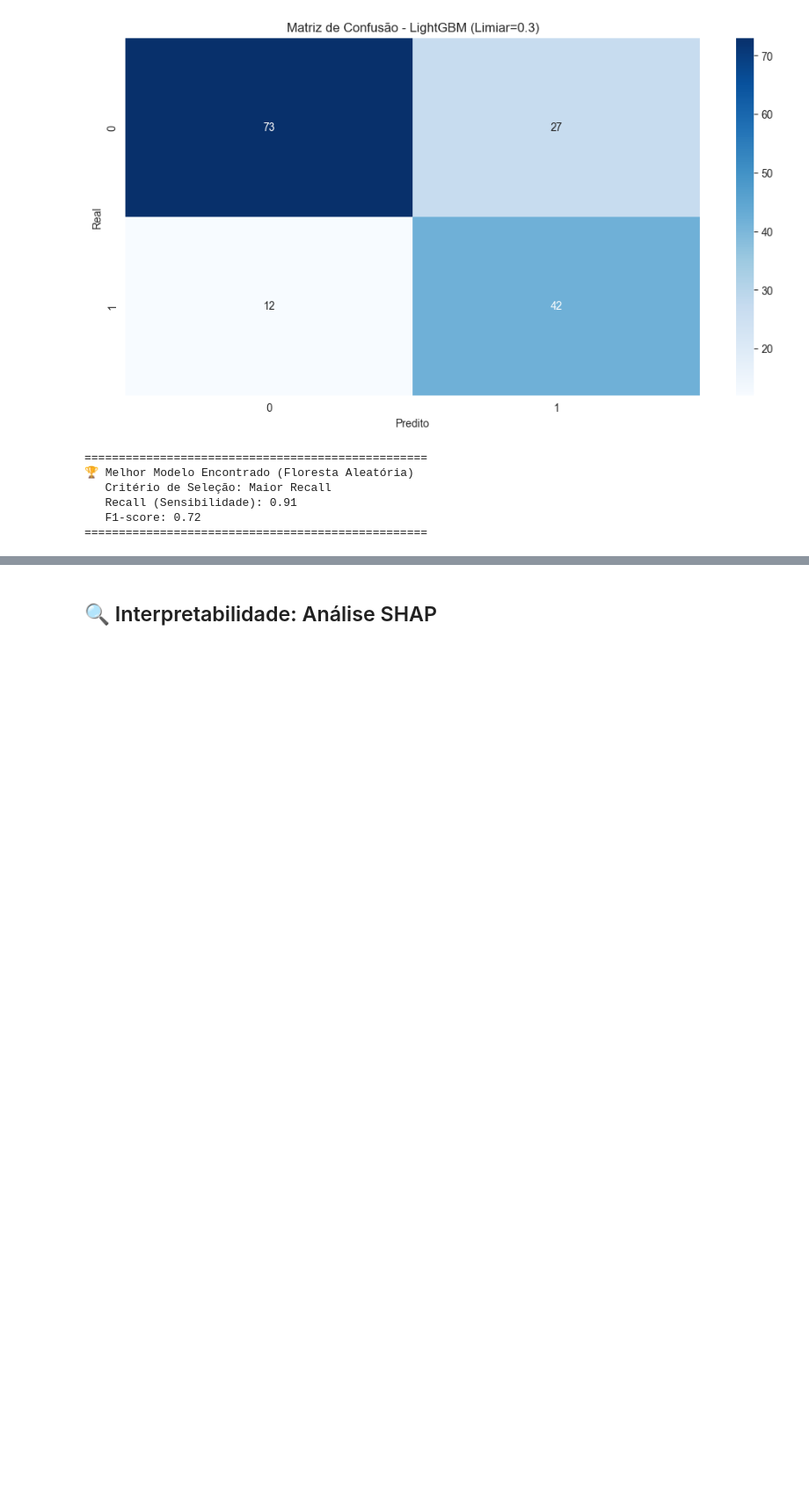
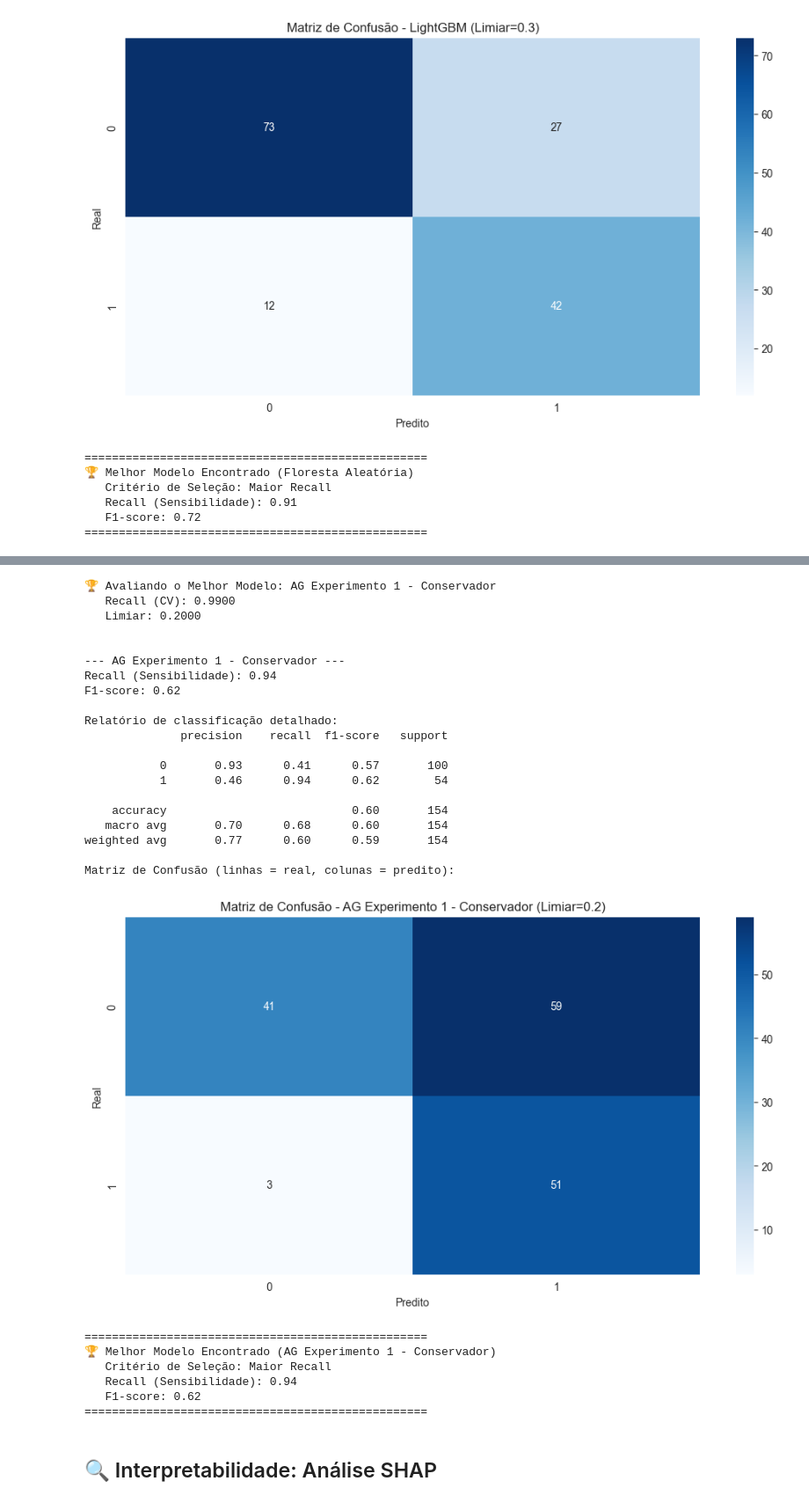
Before and after one commit to vagnerbarbosa/tech-challenge-fase-2, a Jupyter notebook: diabetes_analysis.ipynb, the cells around one changed output, grey strips where cells are left out. Shown at 88% size. Saved outputs shown, nothing was run; the diff lists cells and outputs as text; code cells hidden in the pictures; blank space fills up the shorter version.

```diff
--- a/diabetes_analysis.ipynb
+++ b/diabetes_analysis.ipynb
@@ -307,2 +349,43 @@ Matriz de Confusão (linhas = real, colunas = predito):
+# %%
+# Avaliar o MELHOR modelo dos experimentos no conjunto de teste
+melhor_modelo_ag = melhor_experimento['modelo']
+limiar_otimizado = melhor_experimento['limiar']
+
+print(f"\n🏆 Avaliando o Melhor Modelo: {melhor_experimento['experimento']}")
+print(f"   Recall (CV): {melhor_experimento['recall_cv']:.4f}")
+print(f"   Limiar: {limiar_otimizado:.4f}\n")
+
+modelos_ag = {melhor_experimento['experimento']: melhor_modelo_ag}
+nome_melhor_ag, modelo_final = avaliacao.avaliar_modelos(
+    modelos_ag, X_teste, y_teste, nomes_features, limiar=limiar_otimizado
+)
+# %% [output]
+🏆 Avaliando o Melhor Modelo: AG Experimento 1 - Conservador
+   Recall (CV): 0.9900
+   Limiar: 0.2000
+
+
+--- AG Experimento 1 - Conservador ---
+Recall (Sensibilidade): 0.94
+F1-score: 0.62
+
+Relatório de classificação detalhado:
+              precision    recall  f1-score   support
+
+           0       0.93      0.41      0.57       100
+           1       0.46      0.94      0.62        54
+
+    accuracy                           0.60       154
+   macro avg       0.70      0.68      0.60       154
+weighted avg       0.77      0.60      0.59       154
+
+Matriz de Confusão (linhas = real, colunas = predito):
+[figure, added]
+==================================================
+🏆 Melhor Modelo Encontrado (AG Experimento 1 - Conservador)
+   Critério de Seleção: Maior Recall
+   Recall (Sensibilidade): 0.94
+   F1-score: 0.62
+==================================================
 # %% [markdown]
 ## 🔍 Interpretabilidade: Análise SHAP
```
Also changed, not shown: parts of 15 cells of this notebook, 6 other files.
